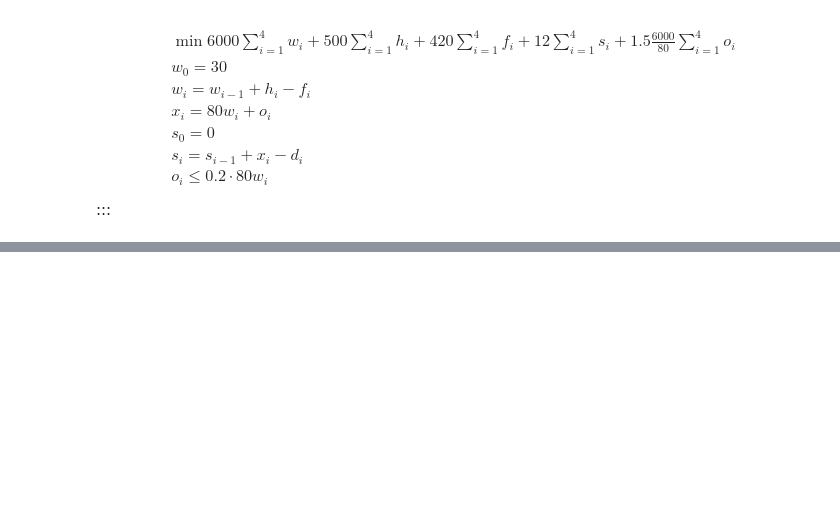
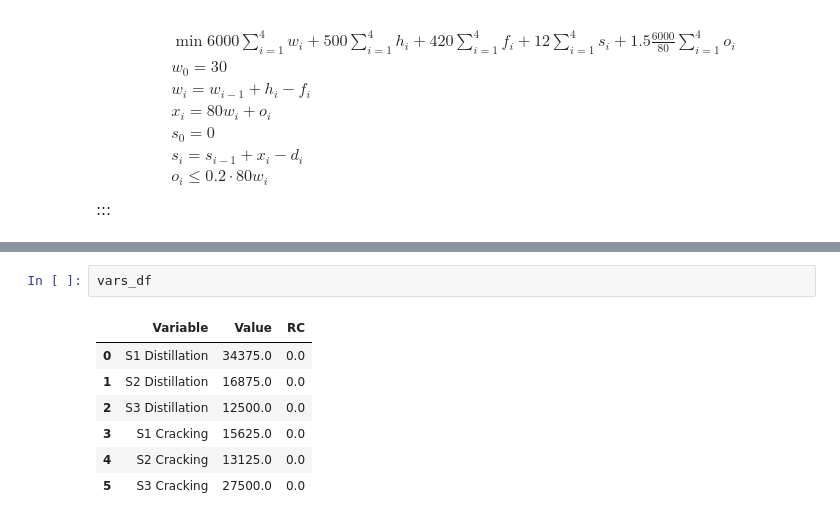
Before and after one commit to febse/opt2024, a Jupyter notebook: 00-Assignments/assignments.ipynb, the cells around one changed output, grey strips where cells are left out. Saved outputs shown, nothing was run; the diff lists cells and outputs as text; blank space fills up the shorter version.

```diff
--- a/00-Assignments/assignments.ipynb
+++ b/00-Assignments/assignments.ipynb
@@ -404,0 +590,10 @@ for v in m.getVars():
+# %%
+vars_df
+# %% [output]
+|  | Variable | Value | RC |
+| 0 | S1 Distillation | 34375.0 | 0.0 |
+| 1 | S2 Distillation | 16875.0 | 0.0 |
+| 2 | S3 Distillation | 12500.0 | 0.0 |
+| 3 | S1 Cracking | 15625.0 | 0.0 |
+| 4 | S2 Cracking | 13125.0 | 0.0 |
+| 5 | S3 Cracking | 27500.0 | 0.0 |
```
Also changed, not shown: parts of 10 cells of this notebook.
